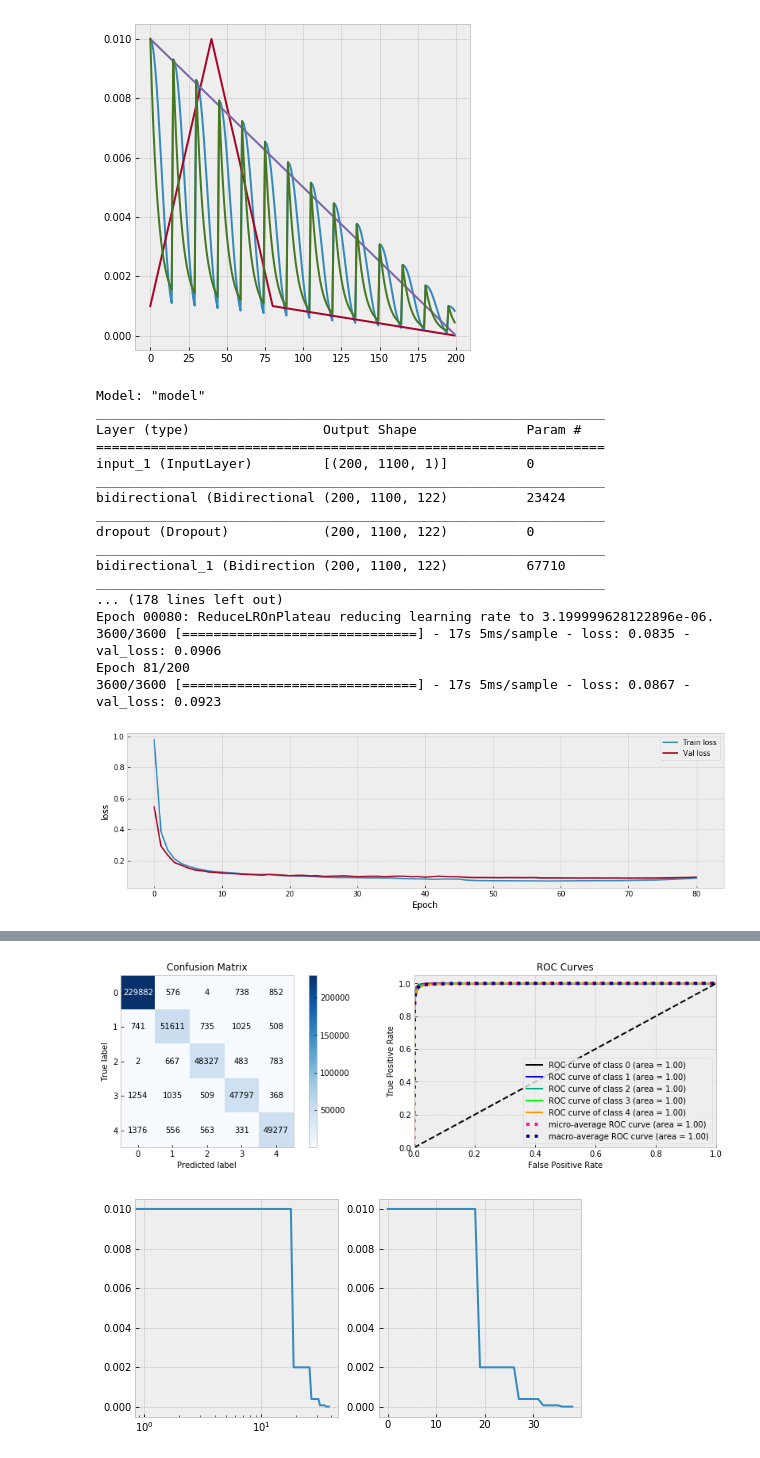
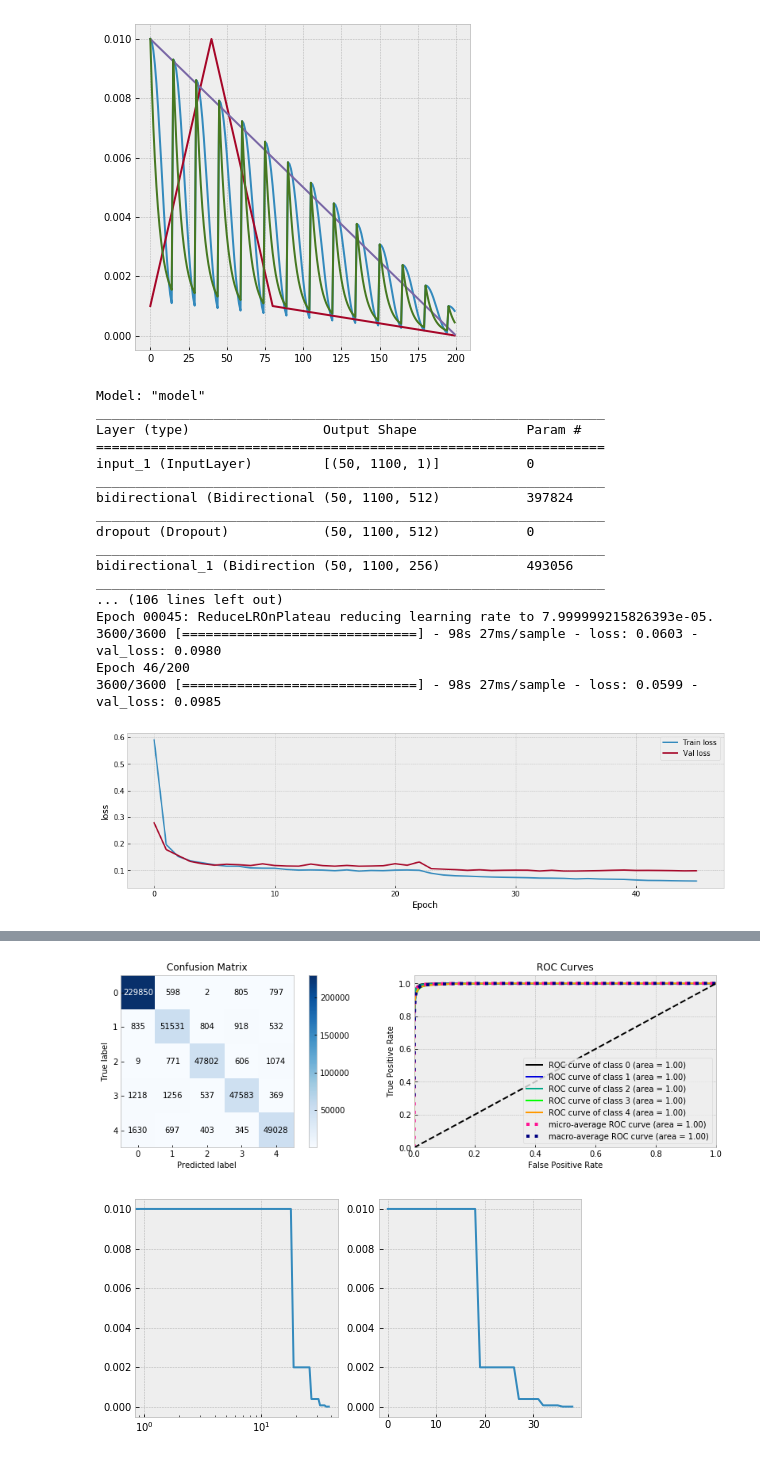
Before and after one commit to ABV-Hub/crowdanalytix, a Jupyter notebook: workinprogress.ipynb, the cells around one changed output, grey strips where cells are left out. Cells and saved outputs as stored; diff of their text form; code cells hidden in the pictures.

```diff
--- a/workinprogress.ipynb
+++ b/workinprogress.ipynb
@@ -266,9 +281,10 @@ tf.keras.backend.clear_session()
 FEATURES_NUM = data.shape[1]-1
 TARGET_TYPES = 5
 EPOCHS = 200
-BS = 200
+BS = 50
 BLOCK=1100
 
+RS=777
 rn.seed(RS)
 np.random.seed(RS)
 np.random.RandomState(RS)
@@ -300,11 +316,11 @@ y_cv_ = y_cv.reshape(-1, BLOCK, 1)
 weight_decay = 0.03
 inputs = Input(shape=(BLOCK, FEATURES_NUM,), batch_size=BS)
 #x = Bidirectional(GRU(61, return_sequences=True, kernel_regularizer=l2(weight_decay)))(inputs)
-x = Bidirectional(GRU(61, return_sequences=True))(inputs)
+x = Bidirectional(GRU(256, return_sequences=True))(inputs)
 x = Dropout(0.5)(x)
-x = Bidirectional(GRU(61, return_sequences=True))(x)
+x = Bidirectional(GRU(128, return_sequences=True))(x)
 x = Dropout(0.5)(x)
-x = Bidirectional(GRU(61, return_sequences=True))(x)
+x = Bidirectional(GRU(64, return_sequences=True))(x)
 x = Dropout(0.5)(x)
 x = Bidirectional(GRU(61, return_sequences=True))(x)
 
@@ -321,7 +337,8 @@ schedule = tf.optimizers.schedules.PiecewiseConstantDecay(
 wd =  schedule(step)
 
 lr = 1e-2
-optimizer=AdamW(learning_rate=lr, weight_decay=5e-4)
+optimizer=Adam(learning_rate=lr)
+#optimizer=AdamW(learning_rate=lr, weight_decay=5e-4)
 #optimizer=Lookahead(optimizer)
 
 model.compile(optimizer=optimizer,
@@ -352,40 +369,40 @@ history = model.fit(X_train, y_train_,
           use_multiprocessing=True,
           verbose=1,
           validation_data=(X_cv, y_cv_),
           callbacks=[early_stop, reset_states, model_save, lr_schedule]) #lr_schedule
 
 model = load_model('my_checkpoint.h5')
 
 plot_history(history, model.metrics_names)
 
 print(f'train loss: {np.min(history.history["loss"]):.5f} val loss:{np.min(history.history["val_loss"]):.5f}')
 
 model.reset_states()
 
 cv_pred_proba = model.predict(X_cv, use_multiprocessing=True)
 cv_pred_proba = cv_pred_proba.reshape(-1, TARGET_TYPES)
 cv_pred = cv_pred_proba.argmax(axis=1)
 
 fig = plt.figure(figsize=(15,4))
 skplt.metrics.plot_confusion_matrix(y_cv, cv_pred, ax=fig.add_subplot(1, 2, 1))
 skplt.metrics.plot_roc(y_cv, cv_pred_proba, ax=fig.add_subplot(1, 2, 2))
 plt.show()
 # %% [output]
 Model: "model"
 _________________________________________________________________
 Layer (type)                 Output Shape              Param #
 =================================================================
-input_1 (InputLayer)         [(200, 1100, 1)]          0
+input_1 (InputLayer)         [(50, 1100, 1)]           0
 _________________________________________________________________
-bidirectional (Bidirectional (200, 1100, 122)          23424
+bidirectional (Bidirectional (50, 1100, 512)           397824
 _________________________________________________________________
-dropout (Dropout)            (200, 1100, 122)          0
+dropout (Dropout)            (50, 1100, 512)           0
 _________________________________________________________________
-bidirectional_1 (Bidirection (200, 1100, 122)          67710
+bidirectional_1 (Bidirection (50, 1100, 256)           493056
 _________________________________________________________________
-... (178 lines left out)
-Epoch 00080: ReduceLROnPlateau reducing learning rate to 3.199999628122896e-06.
-3600/3600 [==============================] - 17s 5ms/sample - loss: 0.0835 - val_loss: 0.0906
-Epoch 81/200
-3600/3600 [==============================] - 17s 5ms/sample - loss: 0.0867 - val_loss: 0.0923
+... (106 lines left out)
+Epoch 00045: ReduceLROnPlateau reducing learning rate to 7.999999215826393e-05.
+3600/3600 [==============================] - 98s 27ms/sample - loss: 0.0603 - val_loss: 0.0980
+Epoch 46/200
+3600/3600 [==============================] - 98s 27ms/sample - loss: 0.0599 - val_loss: 0.0985
-[figure, old version]
+[figure, new version]
```
Also changed, not shown: parts of 4 cells of this notebook.
